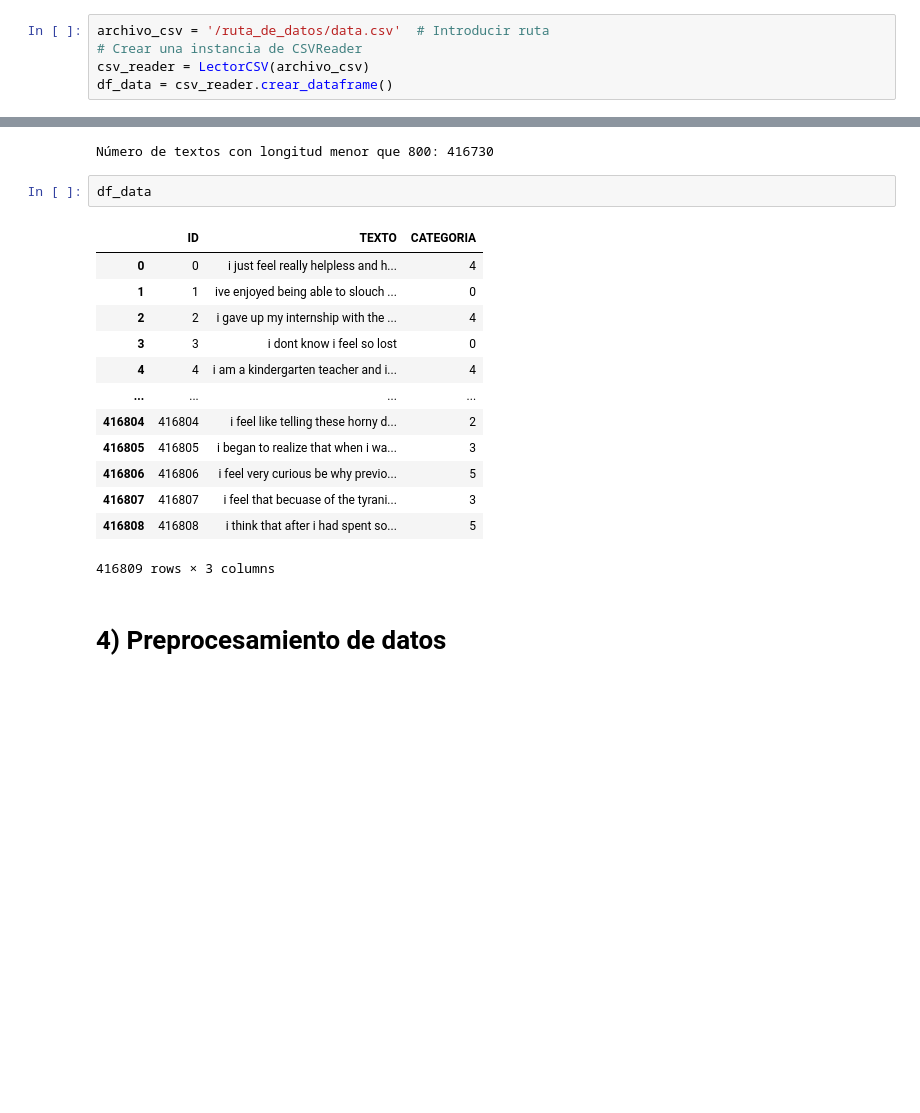
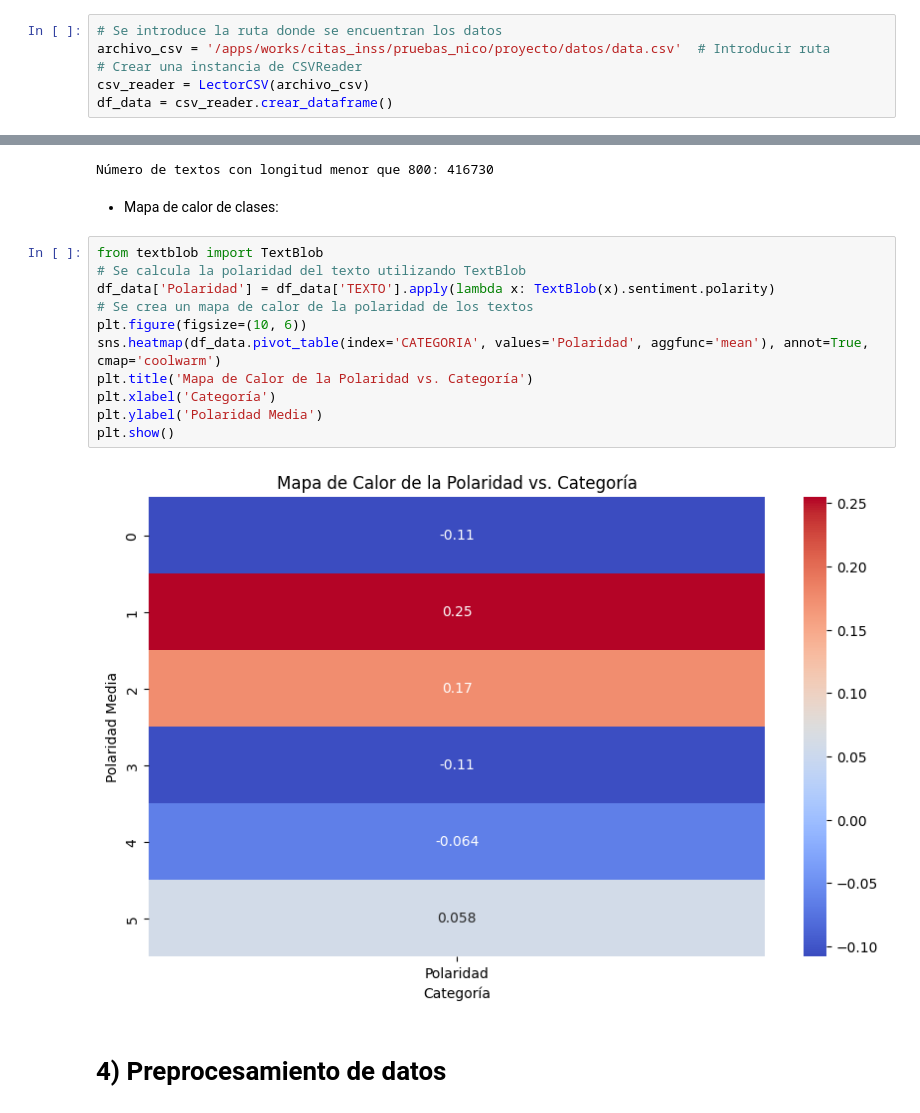
Before and after one commit to nicolasmironramos/MIRON_RAMOS_NICOLAS_GIT, a Jupyter notebook: pruebas.ipynb, the cells around one changed output, grey strips where cells are left out. Saved outputs shown, nothing was run; the diff lists cells and outputs as text; blank space fills up the shorter version.

```diff
--- a/pruebas.ipynb
+++ b/pruebas.ipynb
@@ -57,7 +49,8 @@ To enable them in other operations, rebuild TensorFlow with the appropriate comp
 # %% [markdown]
 # 2) Carga de datos:
 # %%
-archivo_csv = '/ruta_de_datos/data.csv'  # Introducir ruta
+# Se introduce la ruta donde se encuentran los datos
+archivo_csv = '/apps/works/citas_inss/pruebas_nico/proyecto/datos/data.csv'  # Introducir ruta
 # Crear una instancia de CSVReader
 csv_reader = LectorCSV(archivo_csv)
 df_data = csv_reader.crear_dataframe()
@@ -139,22 +136,21 @@ num_textos_cortos = (df_data['TEXTO'].apply(len) < umbral).sum()
 print("Número de textos con longitud menor que 800:", num_textos_cortos)
 # %% [output]
 Número de textos con longitud menor que 800: 416730
-# %%
-df_data
-# %% [output]
-|  | ID | TEXTO | CATEGORIA |
-| 0 | 0 | i just feel really helpless and h... | 4 |
-| 1 | 1 | ive enjoyed being able to slouch ... | 0 |
-| 2 | 2 | i gave up my internship with the ... | 4 |
-| 3 | 3 | i dont know i feel so lost | 0 |
-| 4 | 4 | i am a kindergarten teacher and i... | 4 |
-| ... | ... | ... | ... |
-| 416804 | 416804 | i feel like telling these horny d... | 2 |
-| 416805 | 416805 | i began to realize that when i wa... | 3 |
-| 416806 | 416806 | i feel very curious be why previo... | 5 |
-| 416807 | 416807 | i feel that becuase of the tyrani... | 3 |
-| 416808 | 416808 | i think that after i had spent so... | 5 |
-416809 rows × 3 columns
+# %% [markdown]
+- Mapa de calor de clases:
+# %%
+from textblob import TextBlob
+# Se calcula la polaridad del texto utilizando TextBlob
+df_data['Polaridad'] = df_data['TEXTO'].apply(lambda x: TextBlob(x).sentiment.polarity)
+# Se crea un mapa de calor de la polaridad de los textos
+plt.figure(figsize=(10, 6))
+sns.heatmap(df_data.pivot_table(index='CATEGORIA', values='Polaridad', aggfunc='mean'), annot=True, cmap='coolwarm')
+plt.title('Mapa de Calor de la Polaridad vs. Categoría')
+plt.xlabel('Categoría')
+plt.ylabel('Polaridad Media')
+plt.show()
+# %% [output]
+[figure, added]
 # %% [markdown]
 # 4) Preprocesamiento de datos
 # %% [markdown]
```
Also changed, not shown: parts of 30 cells of this notebook.
